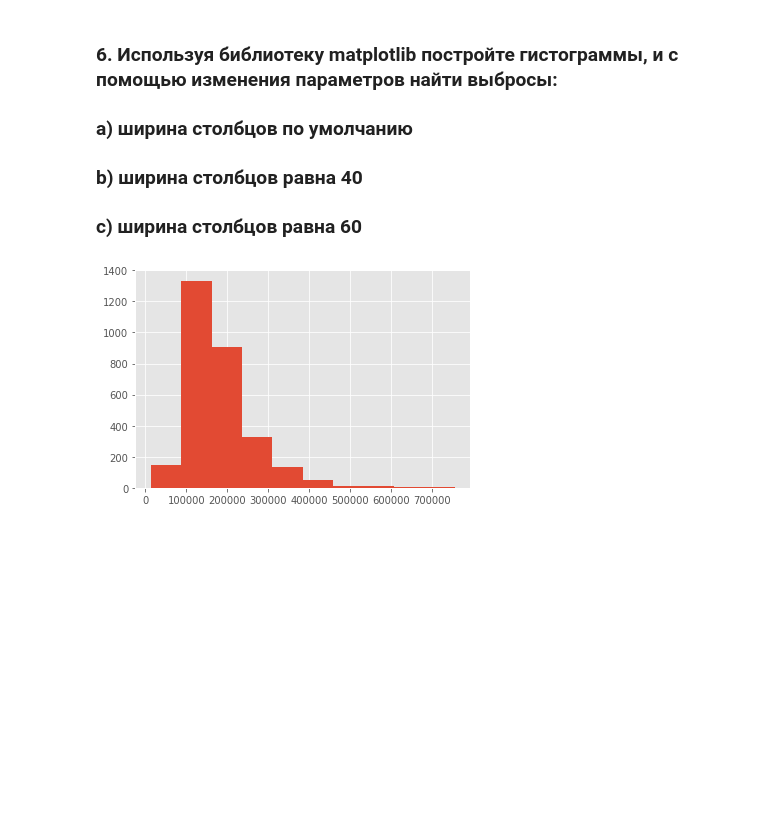
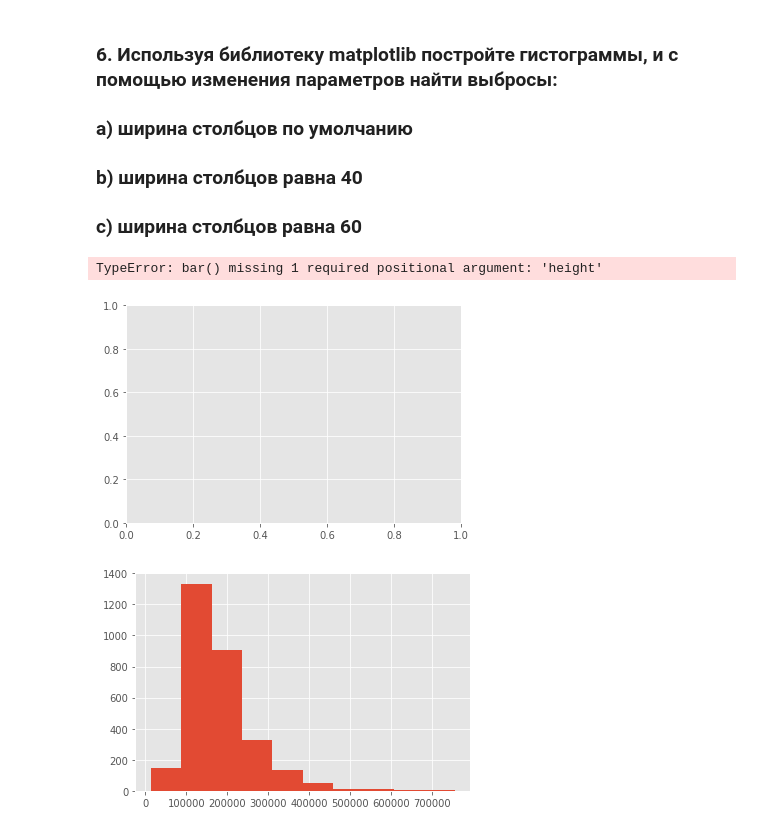
Before and after one commit to GeorgiyDemo/FA, a Jupyter notebook: Course_III/ML/task0/Seminar_1_2_2022.ipynb, the cells around one changed output. Saved outputs shown, nothing was run; the diff lists cells and outputs as text; code cells hidden in the pictures; blank space fills up the shorter version.

```diff
--- a/Course_III/ML/task0/Seminar_1_2_2022.ipynb
+++ b/Course_III/ML/task0/Seminar_1_2_2022.ipynb
@@ -83,6 +78,27 @@ Length: 82, dtype: object
 ### а) ширина столбцов по умолчанию
 ### b) ширина столбцов равна 40
 ### с) ширина столбцов равна 60
+# %%
+%matplotlib inline
+import numpy as np
+import matplotlib.pyplot as plt
+
+x = np.arange(1, 8)
+y = np.random.randint(1, 20, size = 7)
+
+fig, ax = plt.subplots()
+
+ax.bar(AH["SalePrice"])
+
+ax.set_facecolor('seashell')
+fig.set_facecolor('floralwhite')
+fig.set_figwidth(40)    #  ширина Figure
+fig.set_figheight(6)    #  высота Figure
+
+plt.show()
+# %% [output]
+TypeError: bar() missing 1 required positional argument: 'height'
+[figure, added]
 # %%
 import matplotlib
 import matplotlib.pyplot as plt
```
Also changed, not shown: parts of 8 cells of this notebook.
